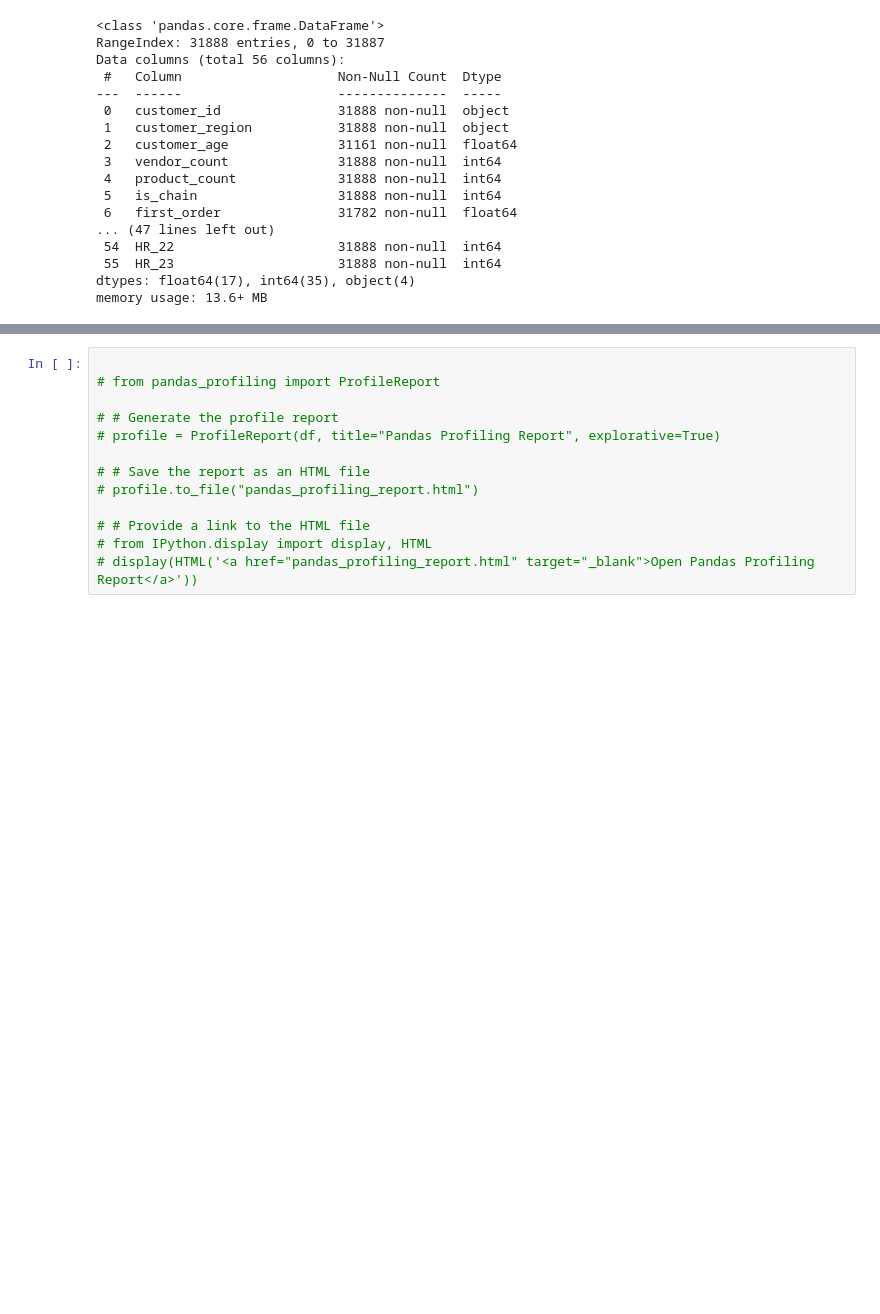
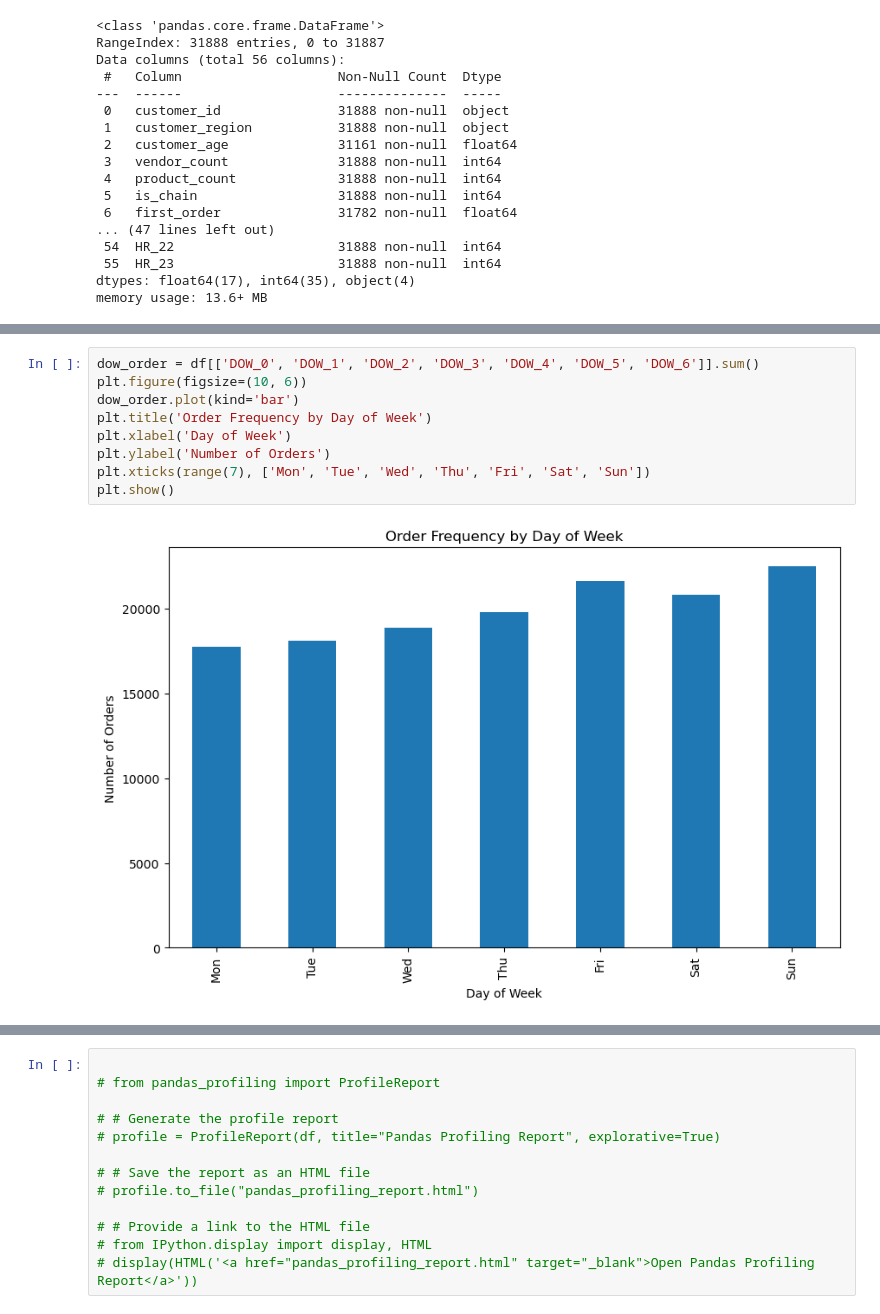
Before and after one commit to Benerugg/DM_Group50, a Jupyter notebook: src/notebooks/Testfile.ipynb, the cells around one changed output, grey strips where cells are left out. Cells and saved outputs as stored; diff of their text form; blank space fills up the shorter version.

```diff
--- a/src/notebooks/Testfile.ipynb
+++ b/src/notebooks/Testfile.ipynb
@@ -285,0 +367,11 @@ ValueError: could not convert string to float: '1b8f824d5e  '
+# %%
+dow_order = df[['DOW_0', 'DOW_1', 'DOW_2', 'DOW_3', 'DOW_4', 'DOW_5', 'DOW_6']].sum()
+plt.figure(figsize=(10, 6))
+dow_order.plot(kind='bar')
+plt.title('Order Frequency by Day of Week')
+plt.xlabel('Day of Week')
+plt.ylabel('Number of Orders')
+plt.xticks(range(7), ['Mon', 'Tue', 'Wed', 'Thu', 'Fri', 'Sat', 'Sun'])
+plt.show()
+# %% [output]
+[figure, added]
```
Also changed, not shown: parts of 14 cells of this notebook.
